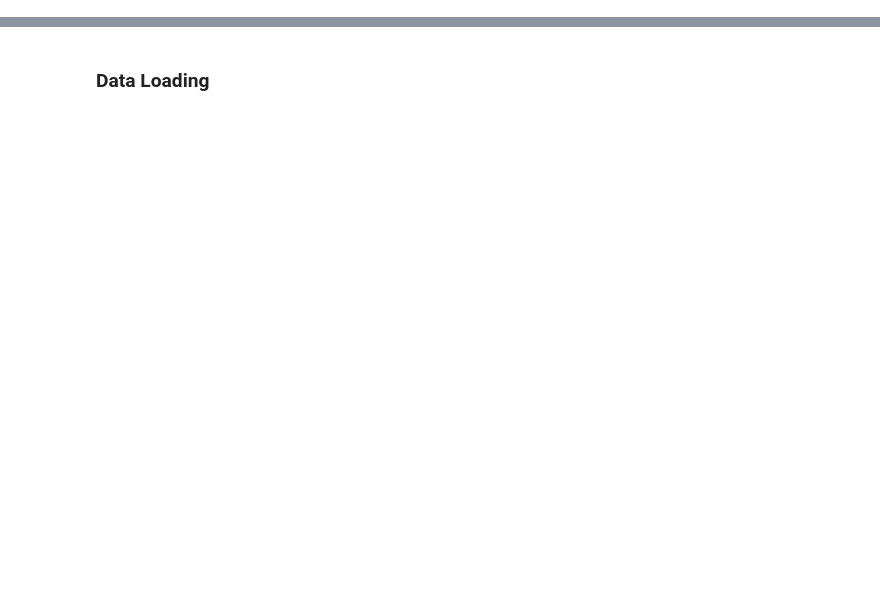
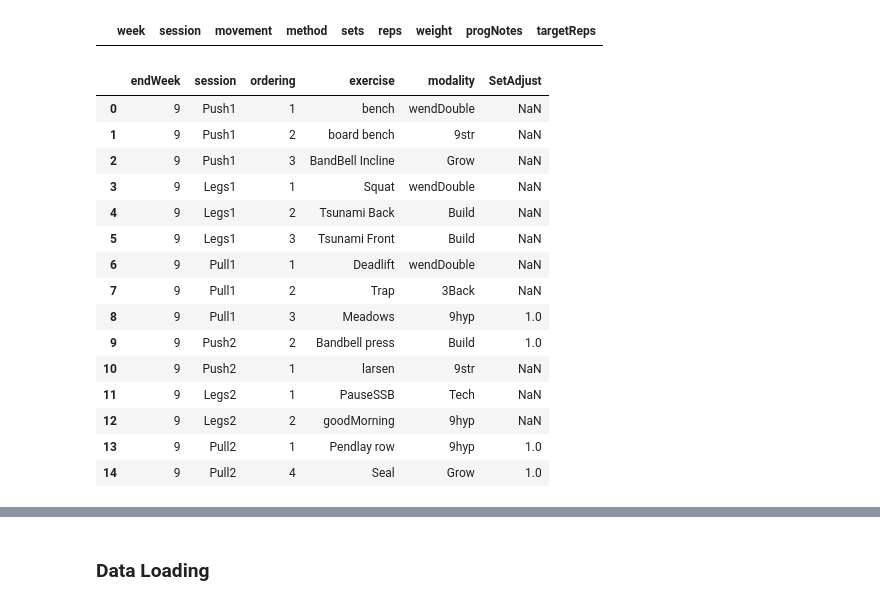
Before and after one commit to eac521/lifts, a Jupyter notebook: site/db_creation.ipynb, the cells around one changed output, grey strips where cells are left out. Cells and saved outputs as stored; diff of their text form; code cells hidden in the pictures; blank space fills up the shorter version.

```diff
--- a/site/db_creation.ipynb
+++ b/site/db_creation.ipynb
@@ -12,0 +34,25 @@ conn = sqlite3.connect('training.db')
+# %%
+pd.read_sql('''
+select * from upcomingTraining
+''',conn)
+# %% [output]
+|  | week | session | movement | method | sets | reps | weight | progNotes | targetReps |
+# %%
+pd.read_csv(dataPath+trainingFile)
+# %% [output]
+|  | endWeek | session | ordering | exercise | modality | SetAdjust |
+| 0 | 9 | Push1 | 1 | bench | wendDouble | NaN |
+| 1 | 9 | Push1 | 2 | board bench | 9str | NaN |
+| 2 | 9 | Push1 | 3 | BandBell Incline | Grow | NaN |
+| 3 | 9 | Legs1 | 1 | Squat | wendDouble | NaN |
+| 4 | 9 | Legs1 | 2 | Tsunami Back | Build | NaN |
+| 5 | 9 | Legs1 | 3 | Tsunami Front | Build | NaN |
+| 6 | 9 | Pull1 | 1 | Deadlift | wendDouble | NaN |
+| 7 | 9 | Pull1 | 2 | Trap | 3Back | NaN |
+| 8 | 9 | Pull1 | 3 | Meadows | 9hyp | 1.0 |
+| 9 | 9 | Push2 | 2 | Bandbell press | Build | 1.0 |
+| 10 | 9 | Push2 | 1 | larsen | 9str | NaN |
+| 11 | 9 | Legs2 | 1 | PauseSSB | Tech | NaN |
+| 12 | 9 | Legs2 | 2 | goodMorning | 9hyp | NaN |
+| 13 | 9 | Pull2 | 1 | Pendlay row | 9hyp | 1.0 |
+| 14 | 9 | Pull2 | 4 | Seal | Grow | 1.0 |
```
Also changed, not shown: parts of 10 cells of this notebook, 5 other files.
